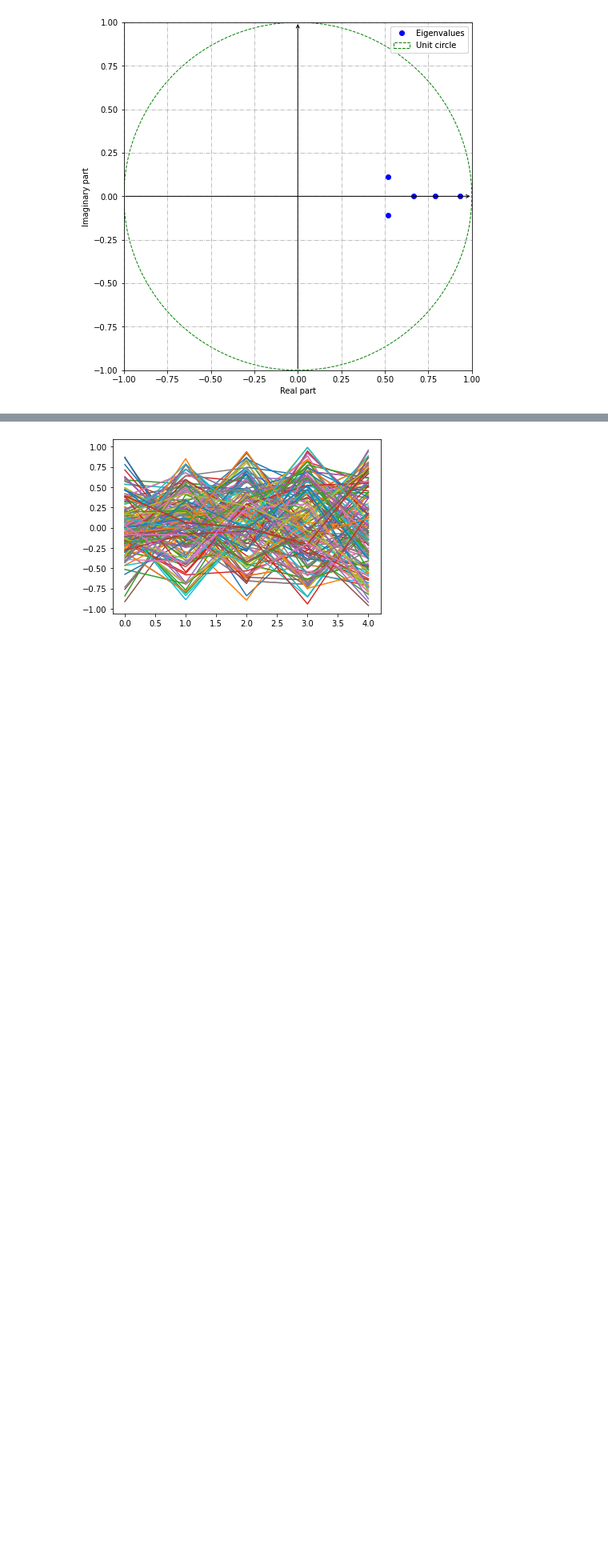
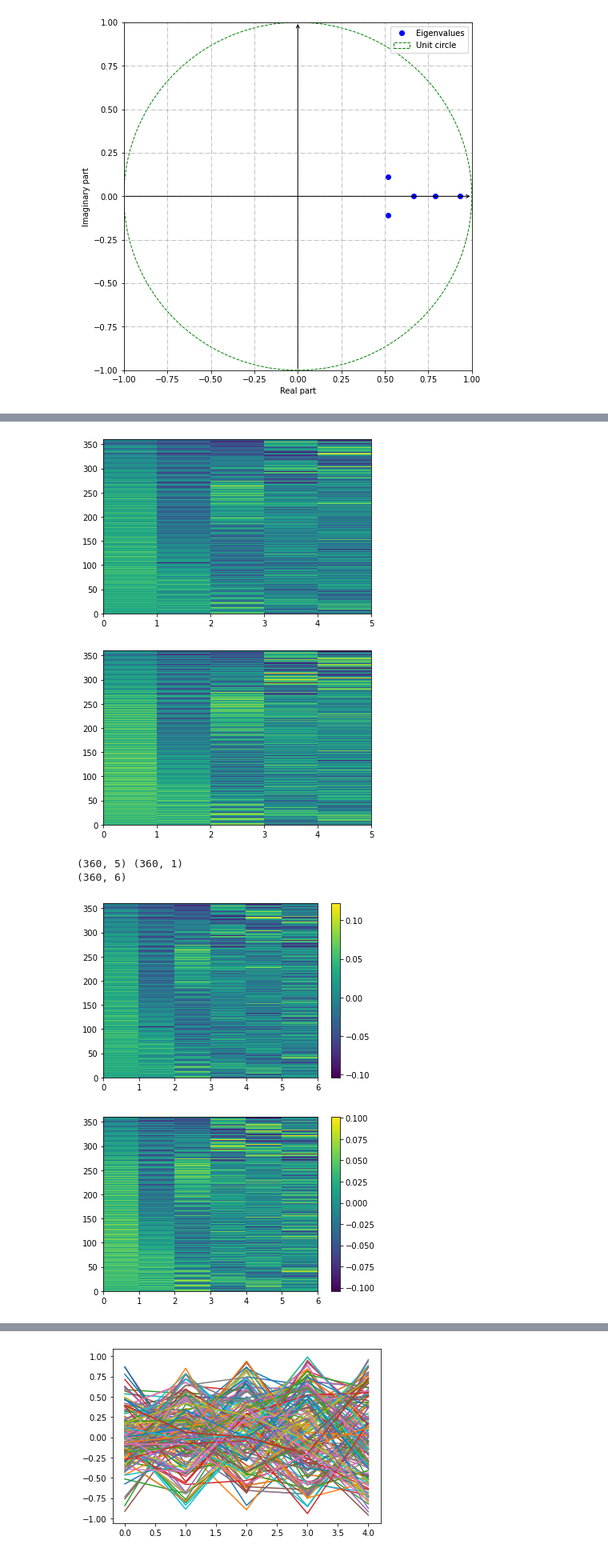
Before and after one commit to DenisSidoren/arctic_TimeSeries_analysis, a Jupyter notebook: dmd.ipynb, the cells around one changed output, grey strips where cells are left out. Shown at 80% size. Saved outputs shown, nothing was run; the diff lists cells and outputs as text; code cells hidden in the pictures; blank space fills up the shorter version.

```diff
--- a/dmd.ipynb
+++ b/dmd.ipynb
@@ -146,0 +177,29 @@ dmd.plot_eigs(show_axes=True, show_unit_circle=True)
+# %%
+sub_dmd = DMD(svd_rank=-1)
+
+dmd = MrDMD(sub_dmd, max_level=7, max_cycles=1)
+dmd.fit(X=train_data[:-1])
+plt.pcolor(np.real(dmd.reconstructed_data.T))
+plt.show()
+plt.pcolor(train_data[:-1].T)
+plt.show()
+
+print(np.real(dmd.reconstructed_data.T).shape, train_data[-1].reshape(train_data[-1].shape[0], 1).shape)
+end_res = np.hstack((np.real(dmd.reconstructed_data.T), train_data[-1].reshape(train_data[-1].shape[0], 1)))
+print(end_res.shape)
+
+plt.pcolor(end_res)
+plt.colorbar()
+plt.show()
+plt.pcolor(train_data.T)
+plt.colorbar()
+plt.show()
+
+# plt.pcolor(V_r.T)
+# %% [output]
+[figure, added]
+[figure, added]
+(360, 5) (360, 1)
+(360, 6)
+[figure, added]
+[figure, added]
```
Also changed, not shown: parts of 18 cells of this notebook.
